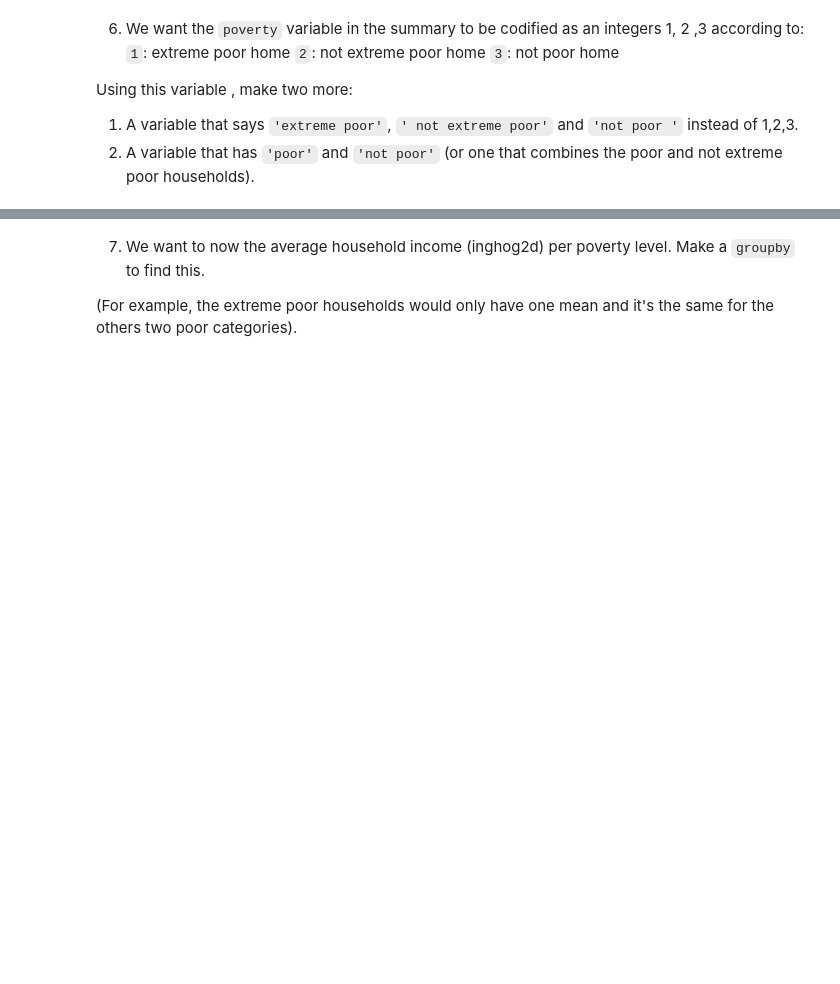
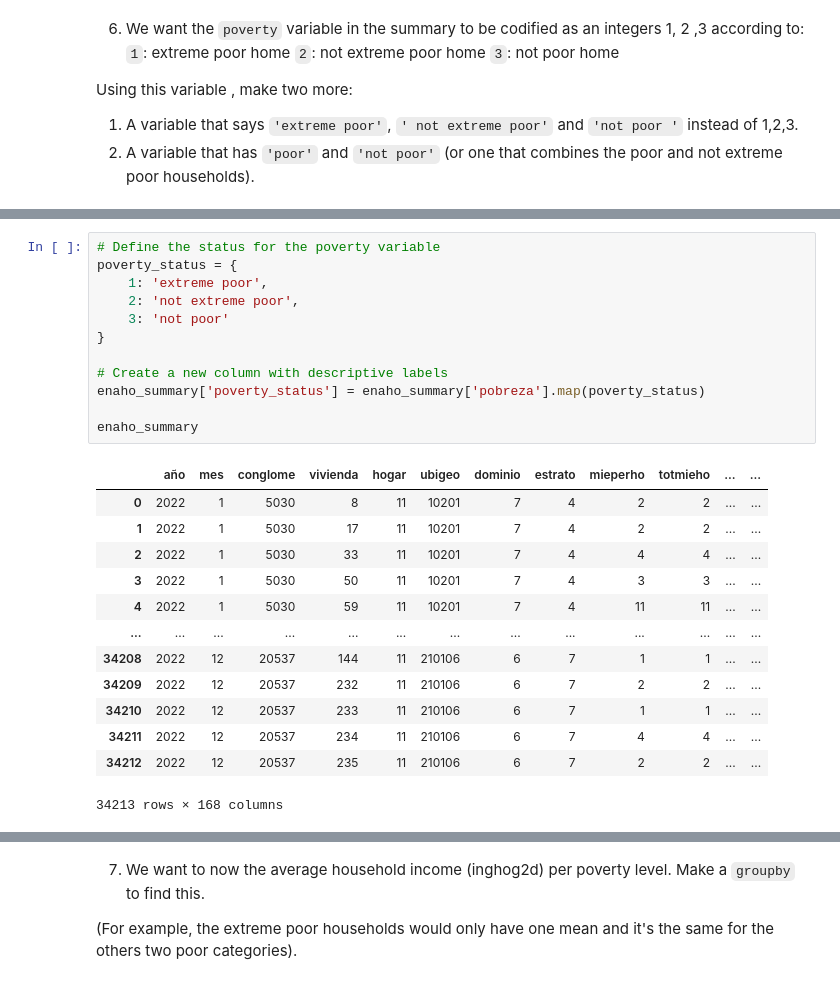
Before and after one commit to QLAB-Courses/summer_python_econ, a Jupyter notebook: assignments/assignment_2/Assignment_2_group_6_2025.ipynb, the cells around one changed output, grey strips where cells are left out. Drawn from its saved outputs; the diff is of its cells as text; blank space fills up the shorter version.

```diff
--- a/assignments/assignment_2/Assignment_2_group_6_2025.ipynb
+++ b/assignments/assignment_2/Assignment_2_group_6_2025.ipynb
@@ -156,0 +226,26 @@ Using this variable , make two more:
+# %%
+# Define the status for the poverty variable
+poverty_status = {
+    1: 'extreme poor',
+    2: 'not extreme poor',
+    3: 'not poor'
+}
+
+# Create a new column with descriptive labels
+enaho_summary['poverty_status'] = enaho_summary['pobreza'].map(poverty_status)
+
+enaho_summary
+# %% [output]
+|  | año | mes | conglome | vivienda | hogar | ubigeo | dominio | estrato | mieperho | totmieho | ... | ... |
+| 0 | 2022 | 1 | 5030 | 8 | 11 | 10201 | 7 | 4 | 2 | 2 | ... | ... |
+| 1 | 2022 | 1 | 5030 | 17 | 11 | 10201 | 7 | 4 | 2 | 2 | ... | ... |
+| 2 | 2022 | 1 | 5030 | 33 | 11 | 10201 | 7 | 4 | 4 | 4 | ... | ... |
+| 3 | 2022 | 1 | 5030 | 50 | 11 | 10201 | 7 | 4 | 3 | 3 | ... | ... |
+| 4 | 2022 | 1 | 5030 | 59 | 11 | 10201 | 7 | 4 | 11 | 11 | ... | ... |
+| ... | ... | ... | ... | ... | ... | ... | ... | ... | ... | ... | ... | ... |
+| 34208 | 2022 | 12 | 20537 | 144 | 11 | 210106 | 6 | 7 | 1 | 1 | ... | ... |
+| 34209 | 2022 | 12 | 20537 | 232 | 11 | 210106 | 6 | 7 | 2 | 2 | ... | ... |
+| 34210 | 2022 | 12 | 20537 | 233 | 11 | 210106 | 6 | 7 | 1 | 1 | ... | ... |
+| 34211 | 2022 | 12 | 20537 | 234 | 11 | 210106 | 6 | 7 | 4 | 4 | ... | ... |
+| 34212 | 2022 | 12 | 20537 | 235 | 11 | 210106 | 6 | 7 | 2 | 2 | ... | ... |
+34213 rows × 168 columns
```
Also changed, not shown: parts of 10 cells of this notebook, 4 other files.
